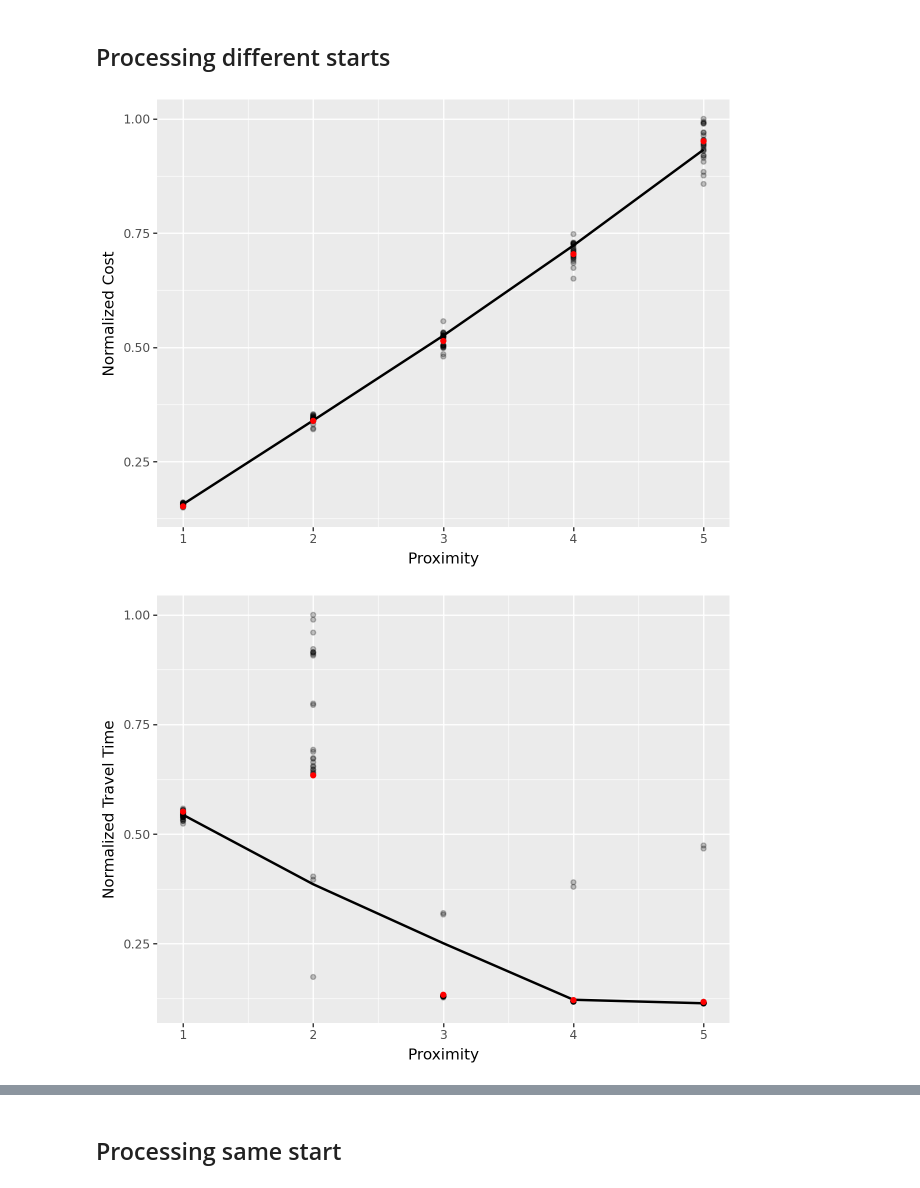
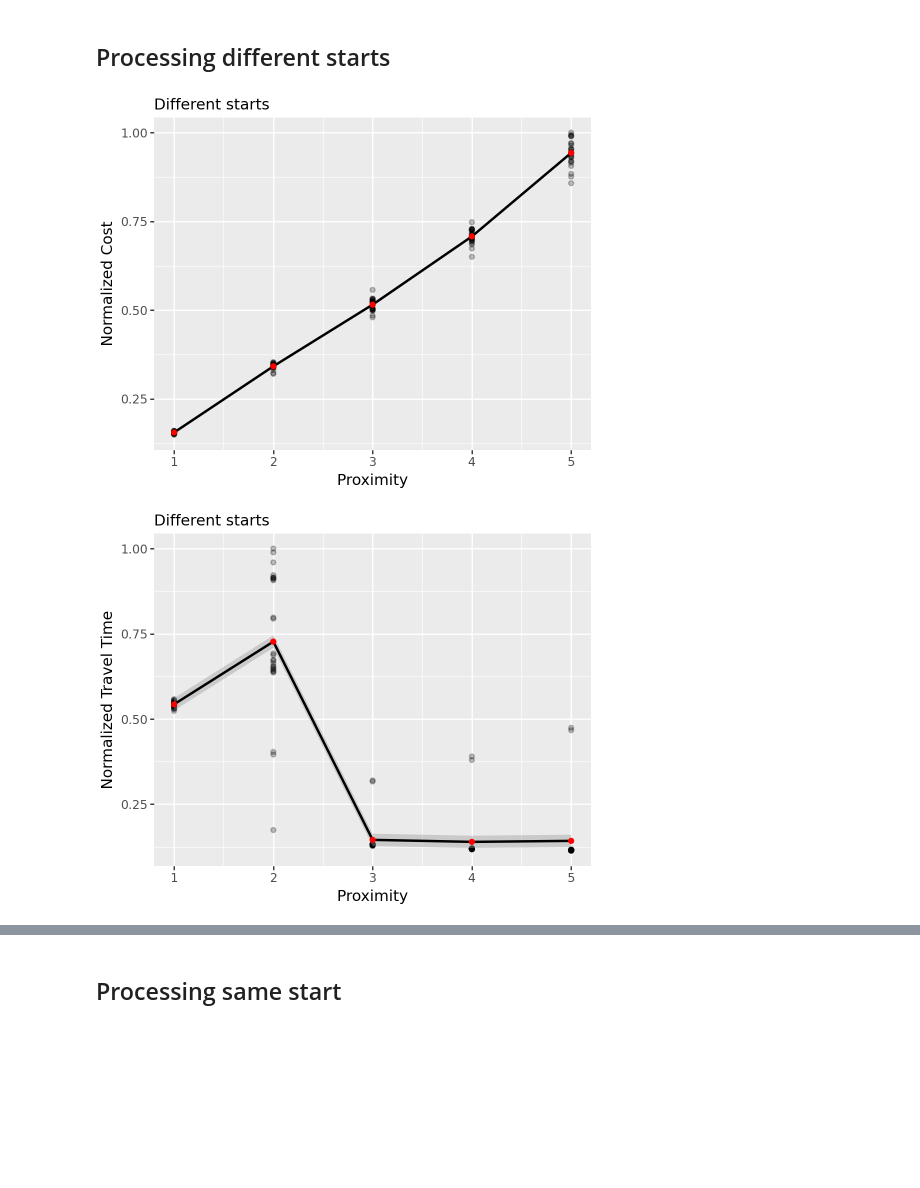
Before and after one commit to JGPannekoek/Natural-Computing, a Jupyter notebook: results/analysis.ipynb, the cells around one changed output, grey strips where cells are left out. Saved outputs shown, nothing was run; the diff lists cells and outputs as text; code cells hidden in the pictures; blank space fills up the shorter version.

Commit message:
Fixed plots

```diff
--- a/results/analysis.ipynb
+++ b/results/analysis.ipynb
@@ -281,33 +281,37 @@ ns_different_starts = pd.DataFrame({
 # %%
 p =(
     ggplot(different_starts) +
     aes(x='proximity', y='norm_cost') +
     geom_point(alpha=0.05) +
     geom_smooth() +
-    geom_point(data=means_per_proximity_same_starts, color='red') +
+    geom_point(data=means_per_proximity_different_starts, color='red') +
     xlab("Proximity") +
-    ylab("Normalized Cost")
+    ylab("Normalized Cost") +
+    labs(subtitle="Different starts") +
+    theme(figure_size=(5, 4))
 )
 
 p.show()
 p.save("different_starts_proximity_norm_cost.png")
 # %% [output]
-[figure, old version]
+[figure, new version]
 # %%
 p= (
     ggplot(different_starts) +
     aes(x='proximity', y='norm_travel_time') +
     geom_point(alpha=0.05) +
     geom_smooth() +
-    geom_point(data=means_per_proximity_same_starts, color='red') +
+    geom_point(data=means_per_proximity_different_starts, color='red') +
     xlab("Proximity") +
-    ylab("Normalized Travel Time")
+    ylab("Normalized Travel Time") +
+    labs(subtitle="Different starts") +
+    theme(figure_size=(5, 4))
 )
 
 p.show()
 p.save("different_starts_proximity_norm_travel_time.png")
 # %% [output]
-[figure, old version]
+[figure, new version]
 # %%
 p = (
     ggplot(different_starts) +
```
Also changed, not shown: parts of 11 cells of this notebook, 12 other files.
